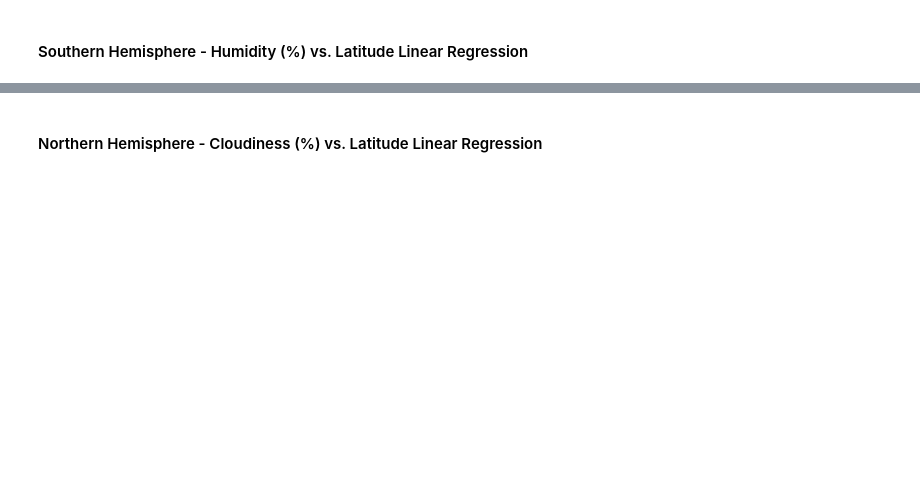
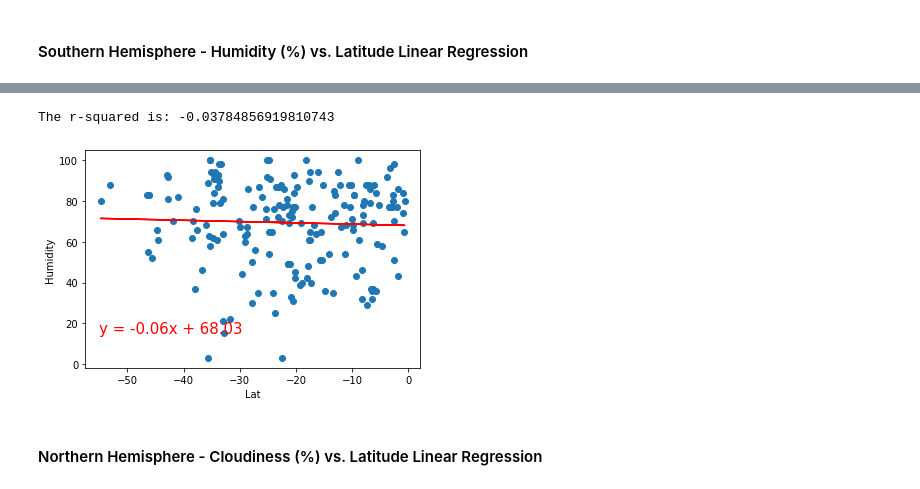
Before and after one commit to zetaum/python-api-challenge, a Jupyter notebook: WeatherPy/WeatherPy.ipynb, the cells around one changed output, grey strips where cells are left out. Saved outputs shown, nothing was run; the diff lists cells and outputs as text; code cells hidden in the pictures; blank space fills up the shorter version.

```diff
--- a/WeatherPy/WeatherPy.ipynb
+++ b/WeatherPy/WeatherPy.ipynb
@@ -369,2 +397,10 @@ The r-squared is: 0.0008996079328825663
+# %%
+xlbl = "Lat"
+ylbl = "Humidity"
+lblpos = (-55,15)
+plotLinearRegression(southern[xlbl],southern[ylbl],xlbl,ylbl,lblpos,8)
+# %% [output]
+The r-squared is: -0.03784856919810743
+[figure, added]
 # %% [markdown]
 ####  Northern Hemisphere - Cloudiness (%) vs. Latitude Linear Regression
```
Also changed, not shown: parts of 17 cells of this notebook.
